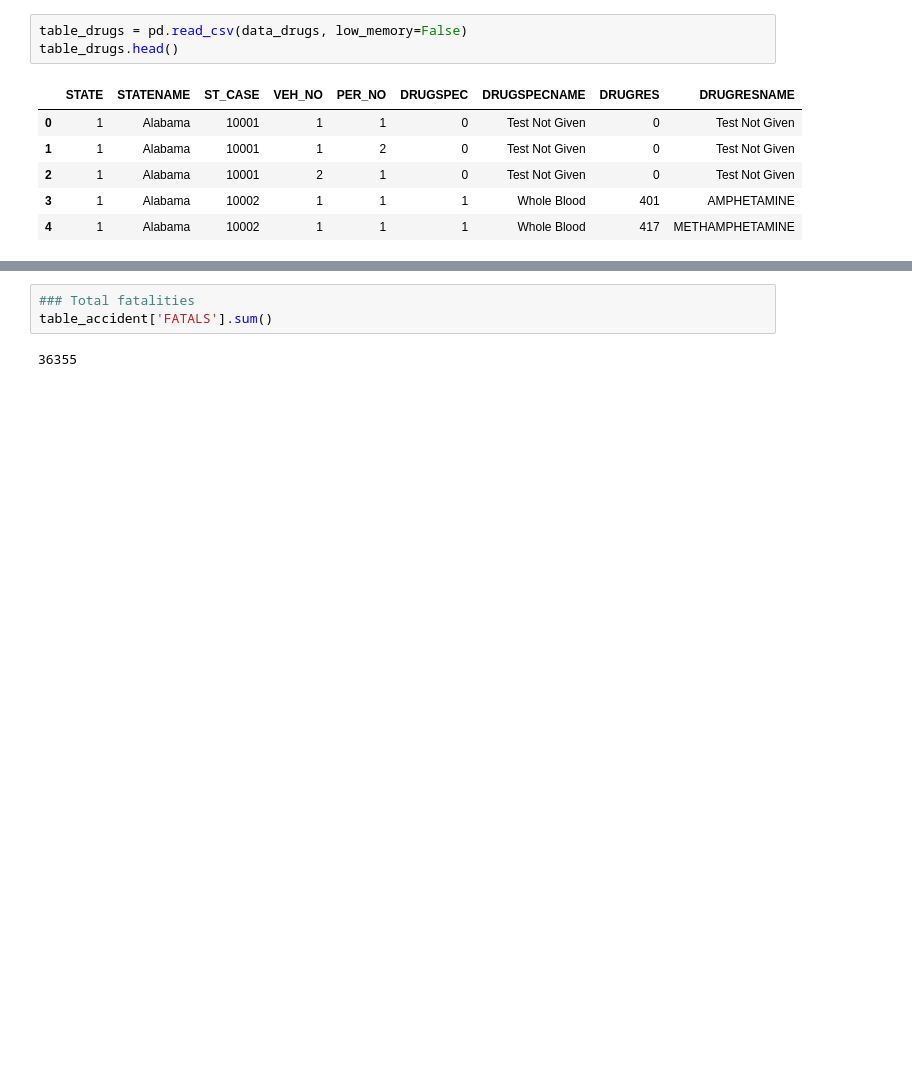
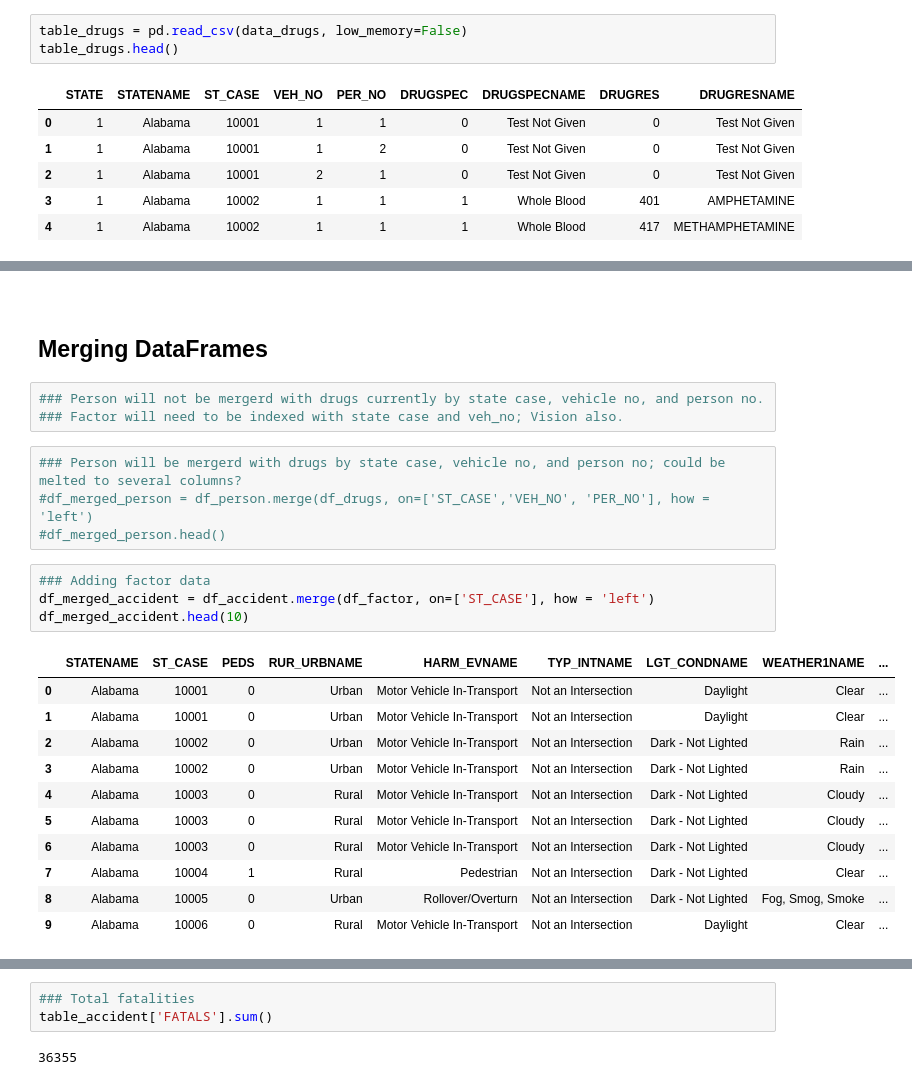
Before and after one commit to KirkHazen/API_mini_project, a Jupyter notebook: Capstone_2/notebooks/Capstone2_data_wrangling.ipynb, the cells around one changed output, grey strips where cells are left out. Saved outputs shown, nothing was run; the diff lists cells and outputs as text; blank space fills up the shorter version.

```diff
--- a/Capstone_2/notebooks/Capstone2_data_wrangling.ipynb
+++ b/Capstone_2/notebooks/Capstone2_data_wrangling.ipynb
@@ -201,0 +235,27 @@ Index(['ST_CASE', 'VEH_NO', 'MFACTORNAME'], dtype='object')
+# %% [markdown]
+<a id="id5"></a>
+# %% [markdown]
+## Merging DataFrames
+# %%
+### Person will not be mergerd with drugs currently by state case, vehicle no, and person no.
+### Factor will need to be indexed with state case and veh_no; Vision also.
+# %%
+### Person will be mergerd with drugs by state case, vehicle no, and person no; could be melted to several columns?
+#df_merged_person = df_person.merge(df_drugs, on=['ST_CASE','VEH_NO', 'PER_NO'], how = 'left')
+#df_merged_person.head()
+# %%
+### Adding factor data
+df_merged_accident = df_accident.merge(df_factor, on=['ST_CASE'], how = 'left')
+df_merged_accident.head(10)
+# %% [output]
+|  | STATENAME | ST_CASE | PEDS | RUR_URBNAME | HARM_EVNAME | TYP_INTNAME | LGT_CONDNAME | WEATHER1NAME | ... |
+| 0 | Alabama | 10001 | 0 | Urban | Motor Vehicle In-Transport | Not an Intersection | Daylight | Clear | ... |
+| 1 | Alabama | 10001 | 0 | Urban | Motor Vehicle In-Transport | Not an Intersection | Daylight | Clear | ... |
+| 2 | Alabama | 10002 | 0 | Urban | Motor Vehicle In-Transport | Not an Intersection | Dark - Not Lighted | Rain | ... |
+| 3 | Alabama | 10002 | 0 | Urban | Motor Vehicle In-Transport | Not an Intersection | Dark - Not Lighted | Rain | ... |
+| 4 | Alabama | 10003 | 0 | Rural | Motor Vehicle In-Transport | Not an Intersection | Dark - Not Lighted | Cloudy | ... |
+| 5 | Alabama | 10003 | 0 | Rural | Motor Vehicle In-Transport | Not an Intersection | Dark - Not Lighted | Cloudy | ... |
+| 6 | Alabama | 10003 | 0 | Rural | Motor Vehicle In-Transport | Not an Intersection | Dark - Not Lighted | Cloudy | ... |
+| 7 | Alabama | 10004 | 1 | Rural | Pedestrian | Not an Intersection | Dark - Not Lighted | Clear | ... |
+| 8 | Alabama | 10005 | 0 | Urban | Rollover/Overturn | Not an Intersection | Dark - Not Lighted | Fog, Smog, Smoke | ... |
+| 9 | Alabama | 10006 | 0 | Rural | Motor Vehicle In-Transport | Not an Intersection | Daylight | Clear | ... |
```
Also changed, not shown: parts of 49 cells of this notebook.
